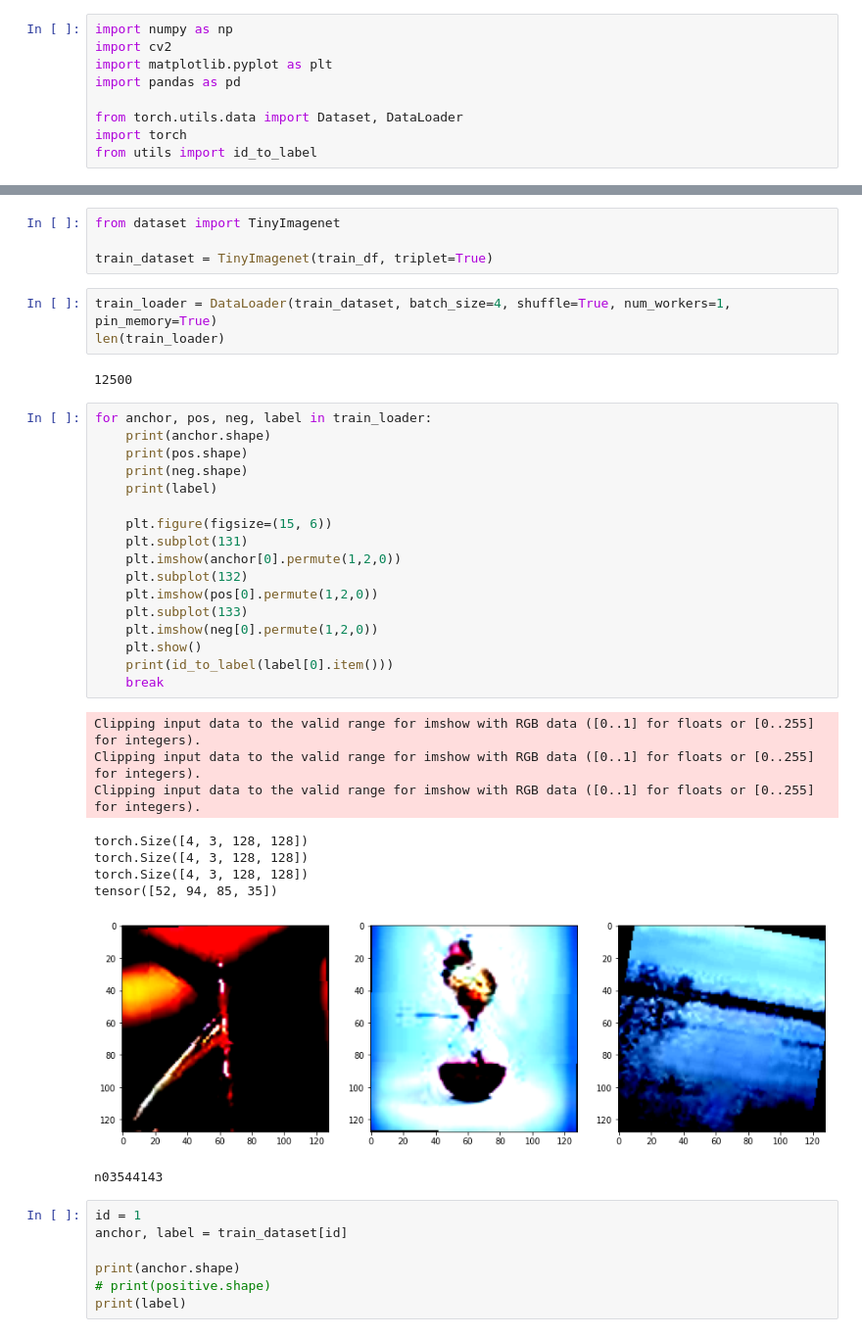
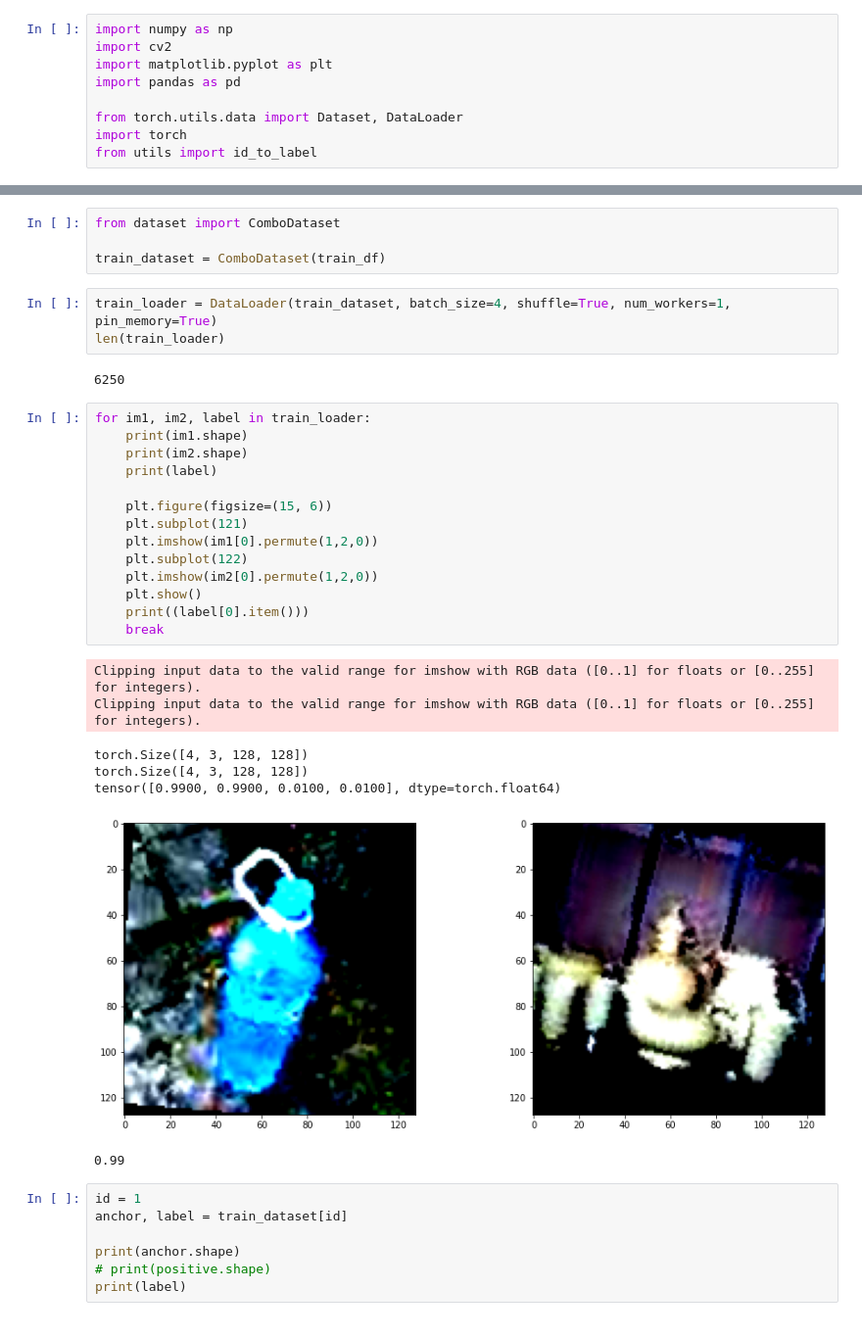
Before and after one commit to sowmen/MLMI12-Image-Similarity-Matching, a Jupyter notebook: scratchpad.ipynb, the cells around one changed output, grey strips where cells are left out. Shown: that part at 98% size. Saved outputs shown, nothing was run; the diff lists cells and outputs as text.

```diff
--- a/scratchpad.ipynb
+++ b/scratchpad.ipynb
@@ -30,39 +30,34 @@ train_df
 # %%
-from dataset import TinyImagenet
+from dataset import ComboDataset
 
-train_dataset = TinyImagenet(train_df, triplet=True)
+train_dataset = ComboDataset(train_df)
 # %%
 train_loader = DataLoader(train_dataset, batch_size=4, shuffle=True, num_workers=1, pin_memory=True)
 len(train_loader)
 # %% [output]
-12500
+6250
 # %%
-for anchor, pos, neg, label in train_loader:
-    print(anchor.shape)
-    print(pos.shape)
-    print(neg.shape)
+for im1, im2, label in train_loader:
+    print(im1.shape)
+    print(im2.shape)
     print(label)
 
     plt.figure(figsize=(15, 6))
-    plt.subplot(131)
-    plt.imshow(anchor[0].permute(1,2,0))
-    plt.subplot(132)
-    plt.imshow(pos[0].permute(1,2,0))
-    plt.subplot(133)
-    plt.imshow(neg[0].permute(1,2,0))
+    plt.subplot(121)
+    plt.imshow(im1[0].permute(1,2,0))
+    plt.subplot(122)
+    plt.imshow(im2[0].permute(1,2,0))
     plt.show()
-    print(id_to_label(label[0].item()))
+    print((label[0].item()))
     break
 # %% [output]
 Clipping input data to the valid range for imshow with RGB data ([0..1] for floats or [0..255] for integers).
 Clipping input data to the valid range for imshow with RGB data ([0..1] for floats or [0..255] for integers).
-Clipping input data to the valid range for imshow with RGB data ([0..1] for floats or [0..255] for integers).
 torch.Size([4, 3, 128, 128])
 torch.Size([4, 3, 128, 128])
-torch.Size([4, 3, 128, 128])
-tensor([52, 94, 85, 35])
+tensor([0.9900, 0.9900, 0.0100, 0.0100], dtype=torch.float64)
-[figure, old version]
+[figure, new version]
-n03544143
+0.99
 # %%
 id = 1
 anchor, label = train_dataset[id]
```
Also changed, not shown: parts of 2 cells of this notebook, 3 other files.
